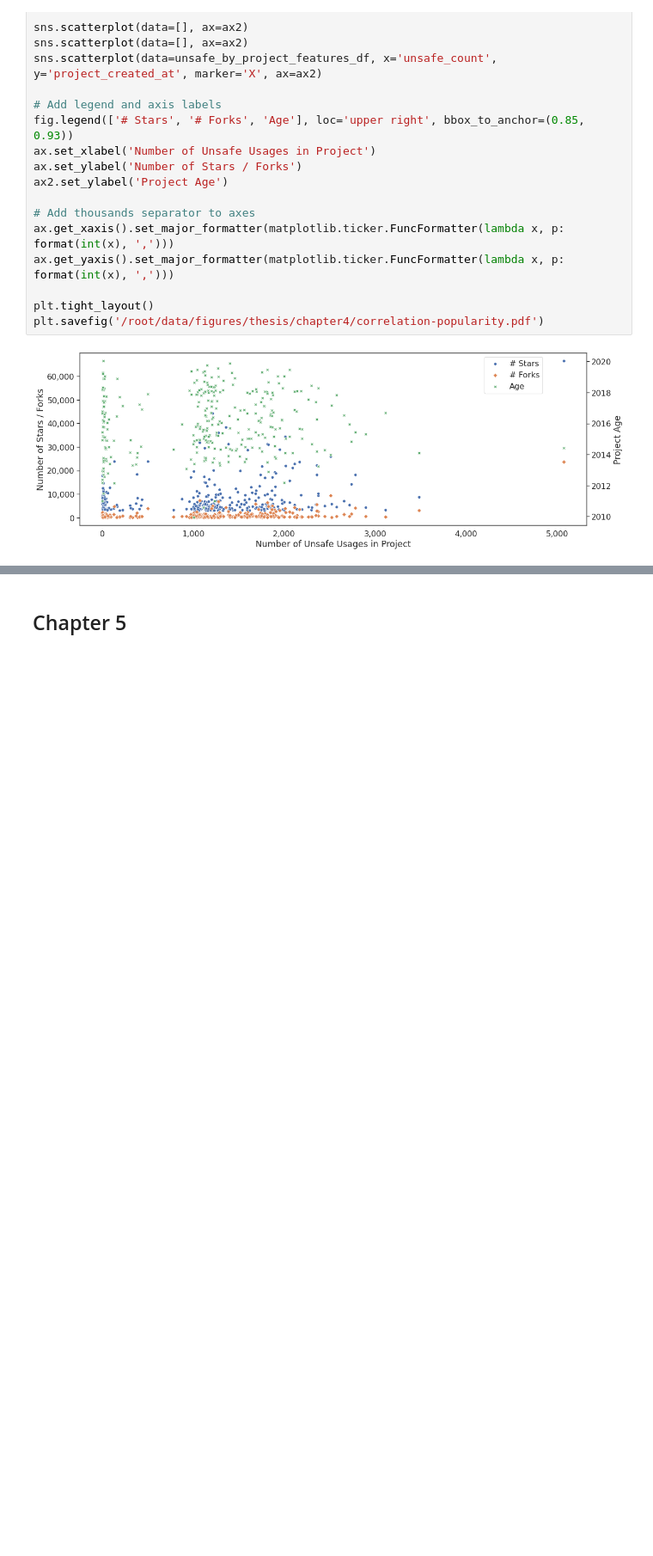
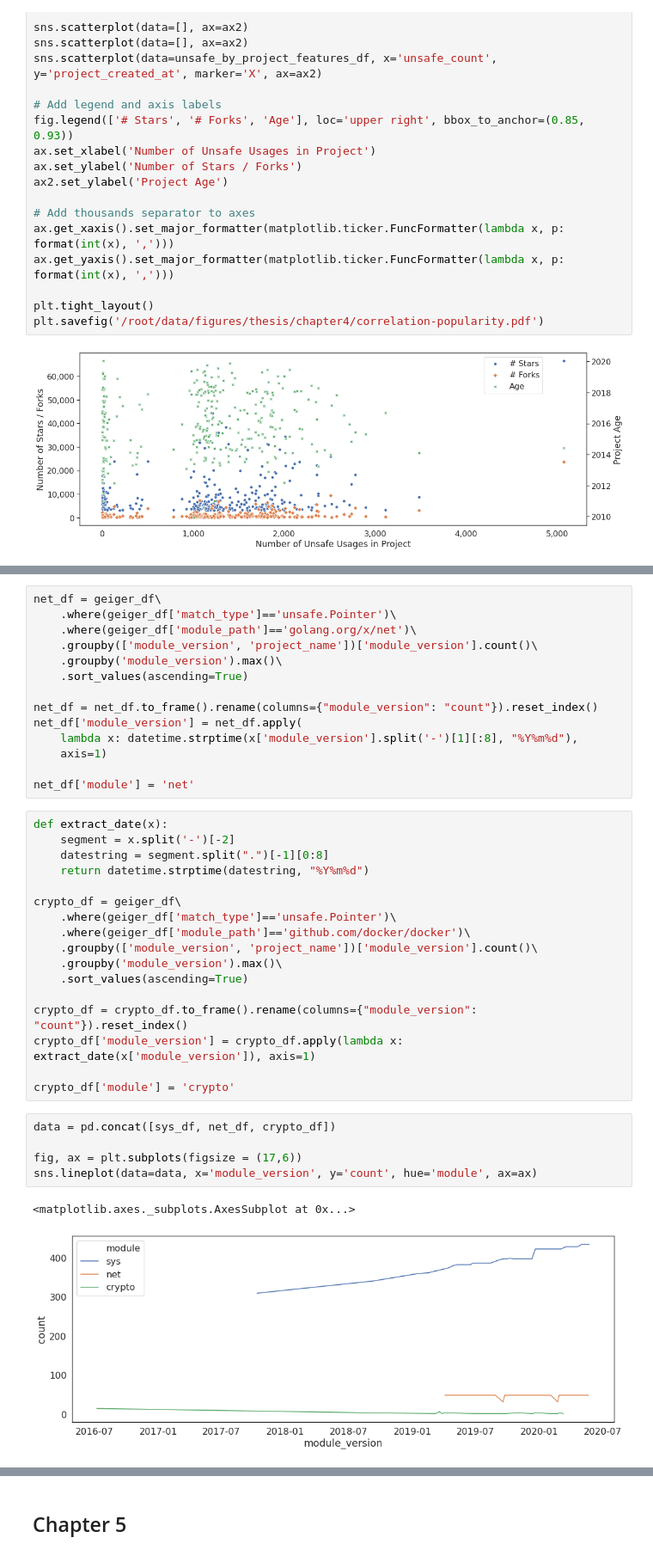
Before and after one commit to jlauinger/master-of-science, a Jupyter notebook: code/data-survey/analysis/figures-thesis.ipynb, the cells around one changed output, grey strips where cells are left out. Shown at 86% size. Saved outputs shown, nothing was run; the diff lists cells and outputs as text; blank space fills up the shorter version.

```diff
--- a/code/data-survey/analysis/figures-thesis.ipynb
+++ b/code/data-survey/analysis/figures-thesis.ipynb
@@ -271,0 +322,39 @@ unsafe_by_project_features_df[unsafe_by_project_features_df['unsafe_count']>3500
+# %%
+net_df = geiger_df\
+    .where(geiger_df['match_type']=='unsafe.Pointer')\
+    .where(geiger_df['module_path']=='golang.org/x/net')\
+    .groupby(['module_version', 'project_name'])['module_version'].count()\
+    .groupby('module_version').max()\
+    .sort_values(ascending=True)
+
+net_df = net_df.to_frame().rename(columns={"module_version": "count"}).reset_index()
+net_df['module_version'] = net_df.apply(
+    lambda x: datetime.strptime(x['module_version'].split('-')[1][:8], "%Y%m%d"),
+    axis=1)
+
+net_df['module'] = 'net'
+# %%
+def extract_date(x):
+    segment = x.split('-')[-2]
+    datestring = segment.split(".")[-1][0:8]
+    return datetime.strptime(datestring, "%Y%m%d")
+
+crypto_df = geiger_df\
+    .where(geiger_df['match_type']=='unsafe.Pointer')\
+    .where(geiger_df['module_path']=='github.com/docker/docker')\
+    .groupby(['module_version', 'project_name'])['module_version'].count()\
+    .groupby('module_version').max()\
+    .sort_values(ascending=True)
+
+crypto_df = crypto_df.to_frame().rename(columns={"module_version": "count"}).reset_index()
+crypto_df['module_version'] = crypto_df.apply(lambda x: extract_date(x['module_version']), axis=1)
+
+crypto_df['module'] = 'crypto'
+# %%
+data = pd.concat([sys_df, net_df, crypto_df])
+
+fig, ax = plt.subplots(figsize = (17,6))
+sns.lineplot(data=data, x='module_version', y='count', hue='module', ax=ax)
+# %% [output]
+<matplotlib.axes._subplots.AxesSubplot at 0x...>
+[figure, added]
```
Also changed, not shown: parts of 19 cells of this notebook, 2 other files.
